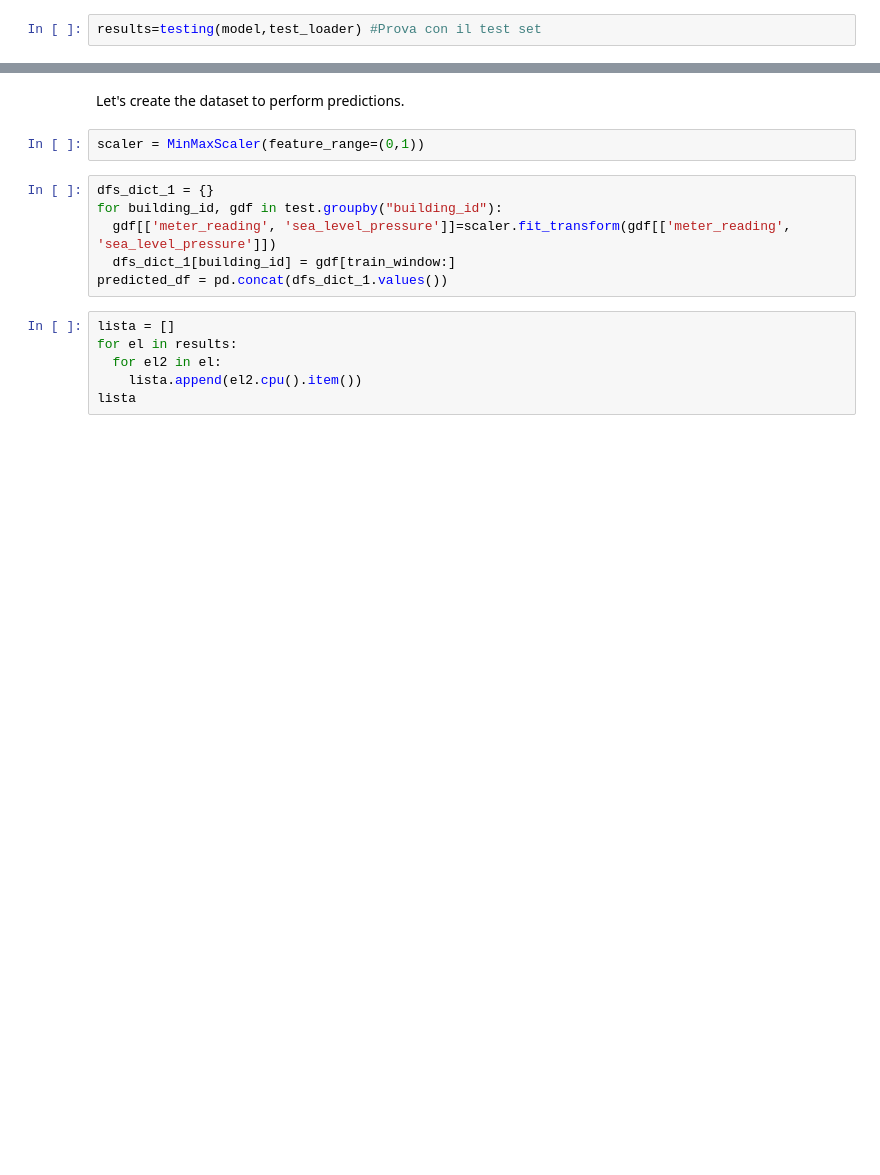
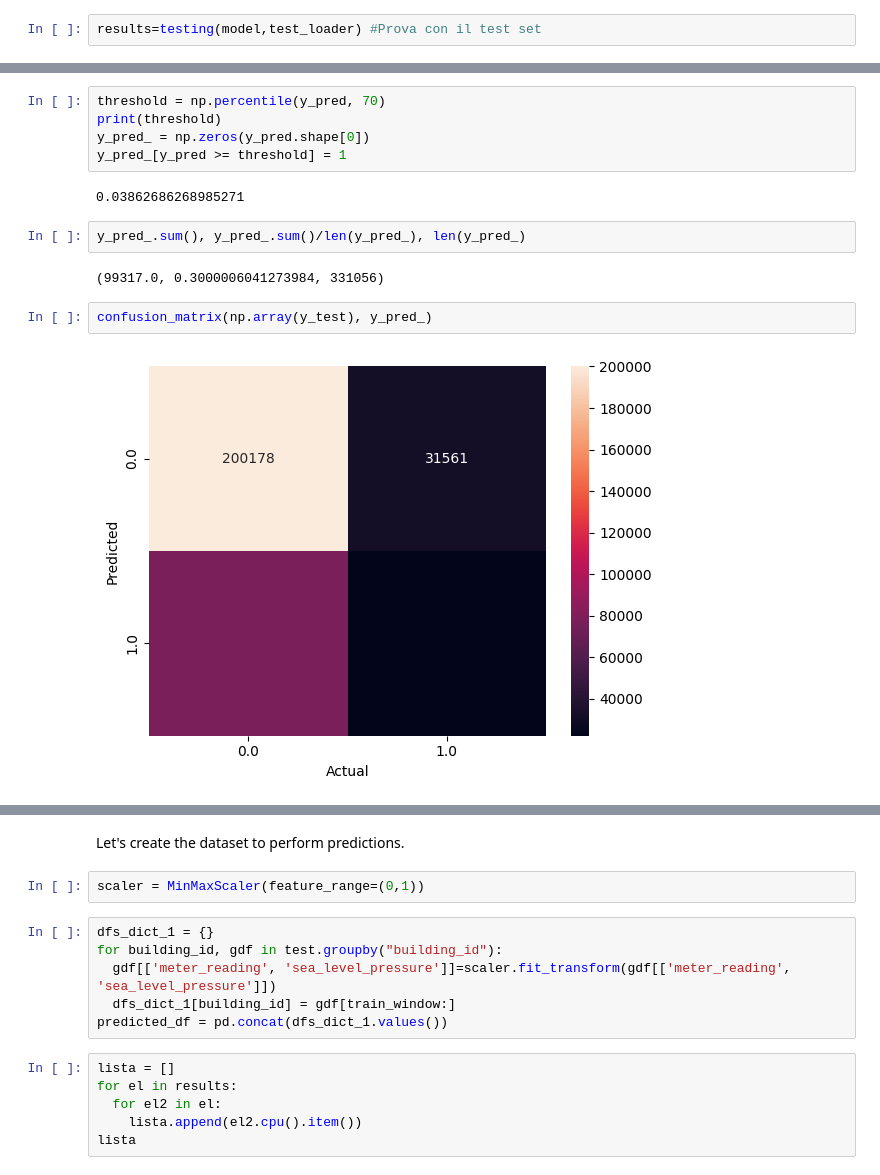
Before and after one commit to cmmedoro/Unsupervised_Anomaly_Detection_thesis, a Jupyter notebook: Notebooks/trials_notebook.ipynb, the cells around one changed output, grey strips where cells are left out. Saved outputs shown, nothing was run; the diff lists cells and outputs as text; blank space fills up the shorter version.

```diff
--- a/Notebooks/trials_notebook.ipynb
+++ b/Notebooks/trials_notebook.ipynb
@@ -311,0 +515,15 @@ results
+# %%
+threshold = np.percentile(y_pred, 70)
+print(threshold)
+y_pred_ = np.zeros(y_pred.shape[0])
+y_pred_[y_pred >= threshold] = 1
+# %% [output]
+0.03862686268985271
+# %%
+y_pred_.sum(), y_pred_.sum()/len(y_pred_), len(y_pred_)
+# %% [output]
+(99317.0, 0.3000006041273984, 331056)
+# %%
+confusion_matrix(np.array(y_test), y_pred_)
+# %% [output]
+[figure, added]
```
Also changed, not shown: parts of 60 cells of this notebook, 3 other files.
